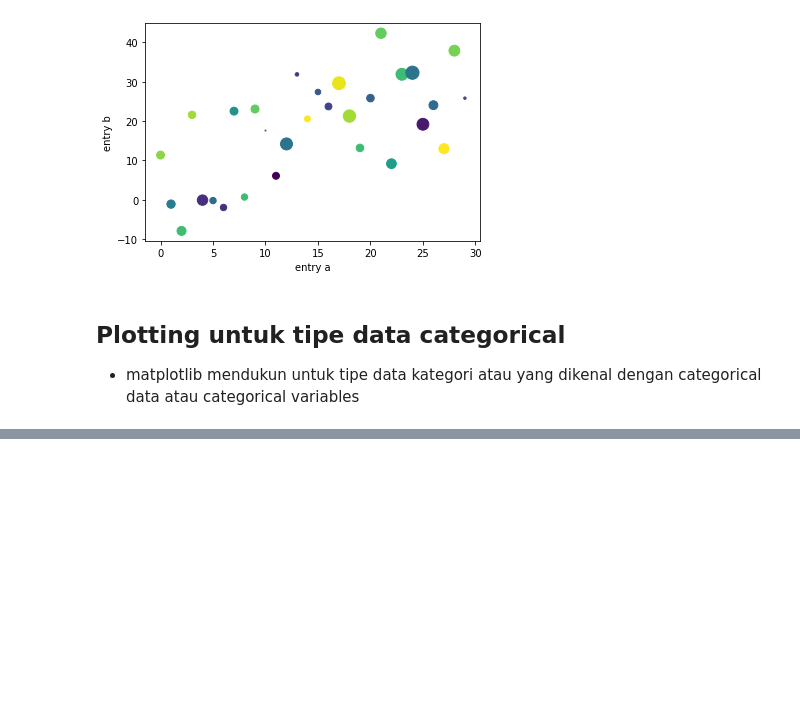
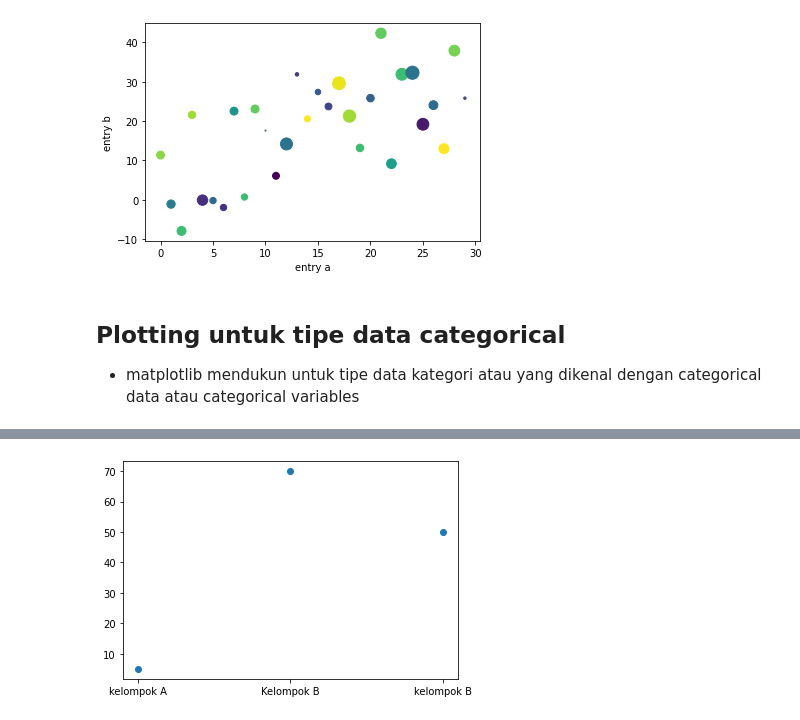
Before and after one commit to Ruslanahmadjayadi/Matplotlib, a Jupyter notebook: Pyplot_dasar.ipynb, the cells around one changed output, grey strips where cells are left out. Cells and saved outputs as stored; diff of their text form; code cells hidden in the pictures; blank space fills up the shorter version.

```diff
--- a/Pyplot_dasar.ipynb
+++ b/Pyplot_dasar.ipynb
@@ -134,0 +142,6 @@ plt.show()
+# %%
+plt.scatter(names, values)
+
+plt.show()
+# %% [output]
+[figure, added]
```
Also changed, not shown: parts of 4 cells of this notebook.
